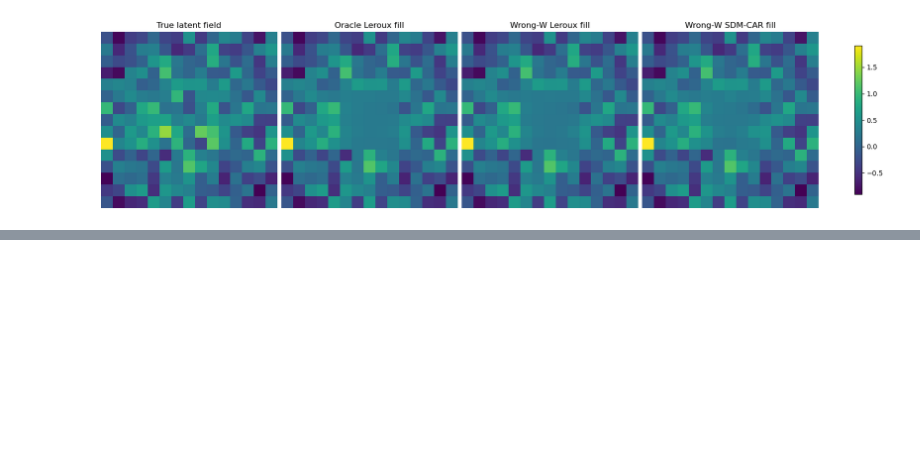
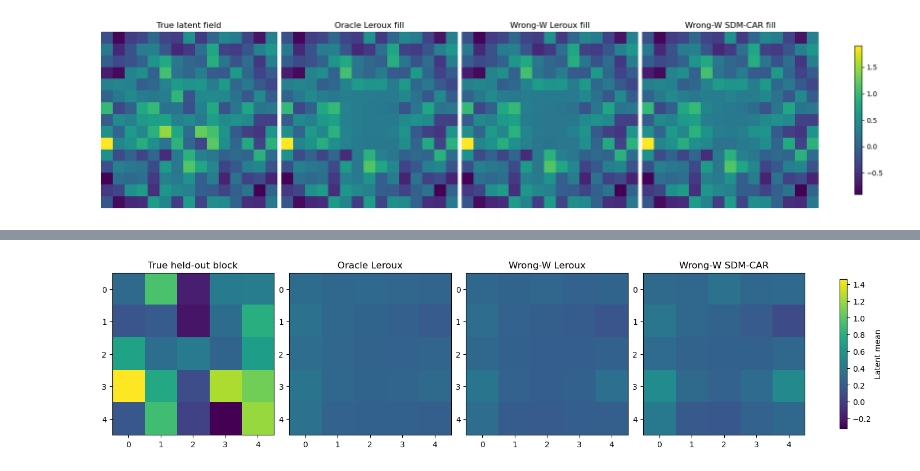
Before and after one commit to dahlp94/sdm-car, a Jupyter notebook: examples/w_misspecification_sdmcar.ipynb, the cells around one changed output, grey strips where cells are left out. Drawn from its saved outputs; the diff is of its cells as text; code cells hidden in the pictures; blank space fills up the shorter version.

```diff
--- a/examples/w_misspecification_sdmcar.ipynb
+++ b/examples/w_misspecification_sdmcar.ipynb
@@ -675,0 +844,89 @@ plt.show()
+# %%
+row_start = (
+    N_ROWS - HOLDOUT_SIDE
+) // 2
+
+col_start = (
+    N_COLS - HOLDOUT_SIDE
+) // 2
+
+row_slice = slice(
+    row_start,
+    row_start + HOLDOUT_SIDE,
+)
+
+col_slice = slice(
+    col_start,
+    col_start + HOLDOUT_SIDE,
+)
+
+
+def get_block(values):
+    return values.reshape(
+        N_ROWS,
+        N_COLS,
+    )[row_slice, col_slice]
+
+
+block_maps = [
+    get_block(eta_true),
+    get_block(oracle_filled),
+    get_block(wrong_leroux_filled),
+    get_block(wrong_sdm_filled),
+]
+
+block_titles = [
+    "True held-out block",
+    "Oracle Leroux",
+    "Wrong-W Leroux",
+    "Wrong-W SDM-CAR",
+]
+
+block_vmin = min(
+    block.min()
+    for block in block_maps
+)
+
+block_vmax = max(
+    block.max()
+    for block in block_maps
+)
+
+fig, axes = plt.subplots(
+    1,
+    4,
+    figsize=(14, 3.5),
+    constrained_layout=True,
+)
+
+for ax, block, title in zip(
+    axes,
+    block_maps,
+    block_titles,
+):
+    image = ax.imshow(
+        block,
+        vmin=block_vmin,
+        vmax=block_vmax,
+    )
+
+    ax.set_title(title)
+
+    ax.set_xticks(
+        range(HOLDOUT_SIDE)
+    )
+
+    ax.set_yticks(
+        range(HOLDOUT_SIDE)
+    )
+
+fig.colorbar(
+    image,
+    ax=axes,
+    shrink=0.8,
+    label="Latent mean",
+)
+
+plt.show()
+# %% [output]
+[figure, added]
```
Also changed, not shown: parts of 6 cells of this notebook.
